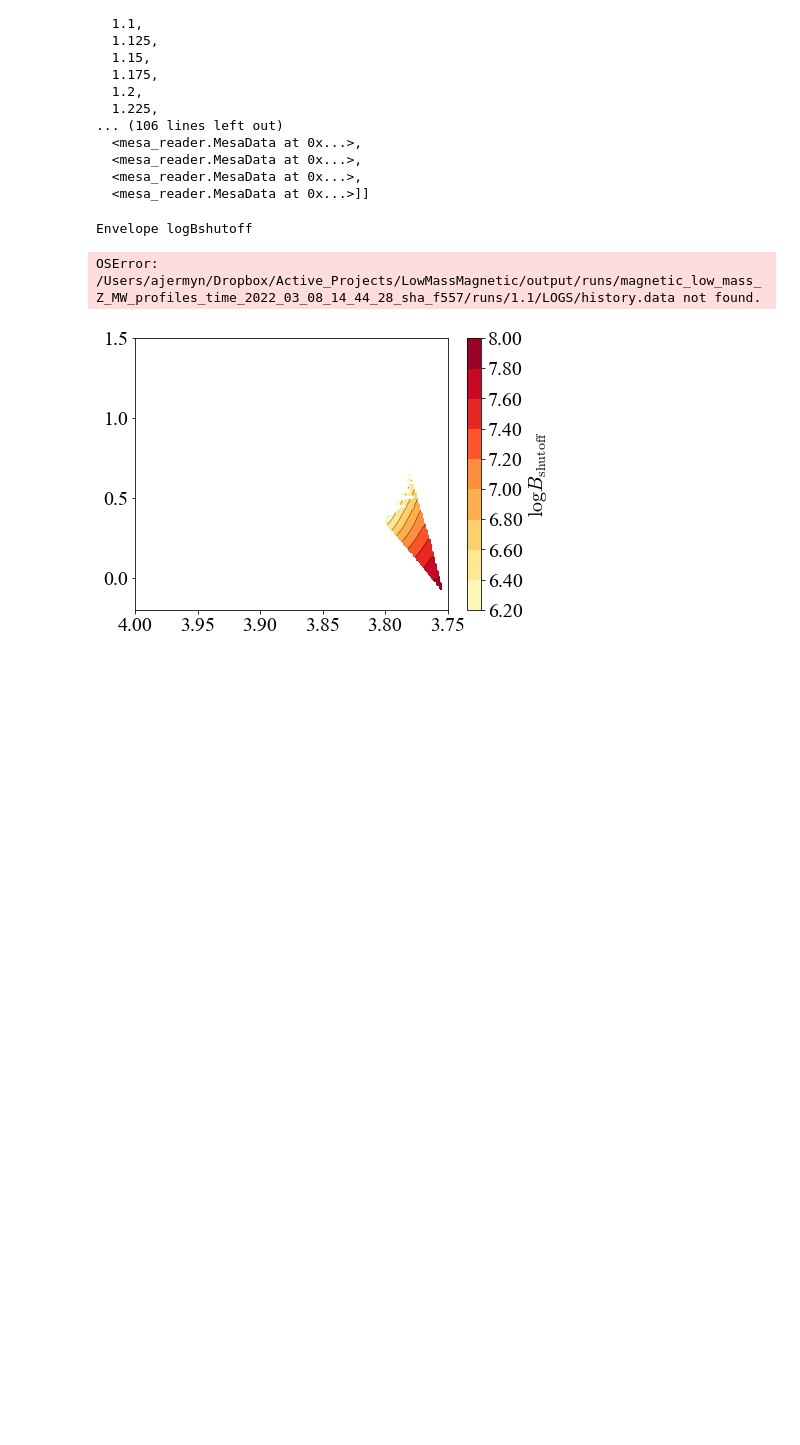
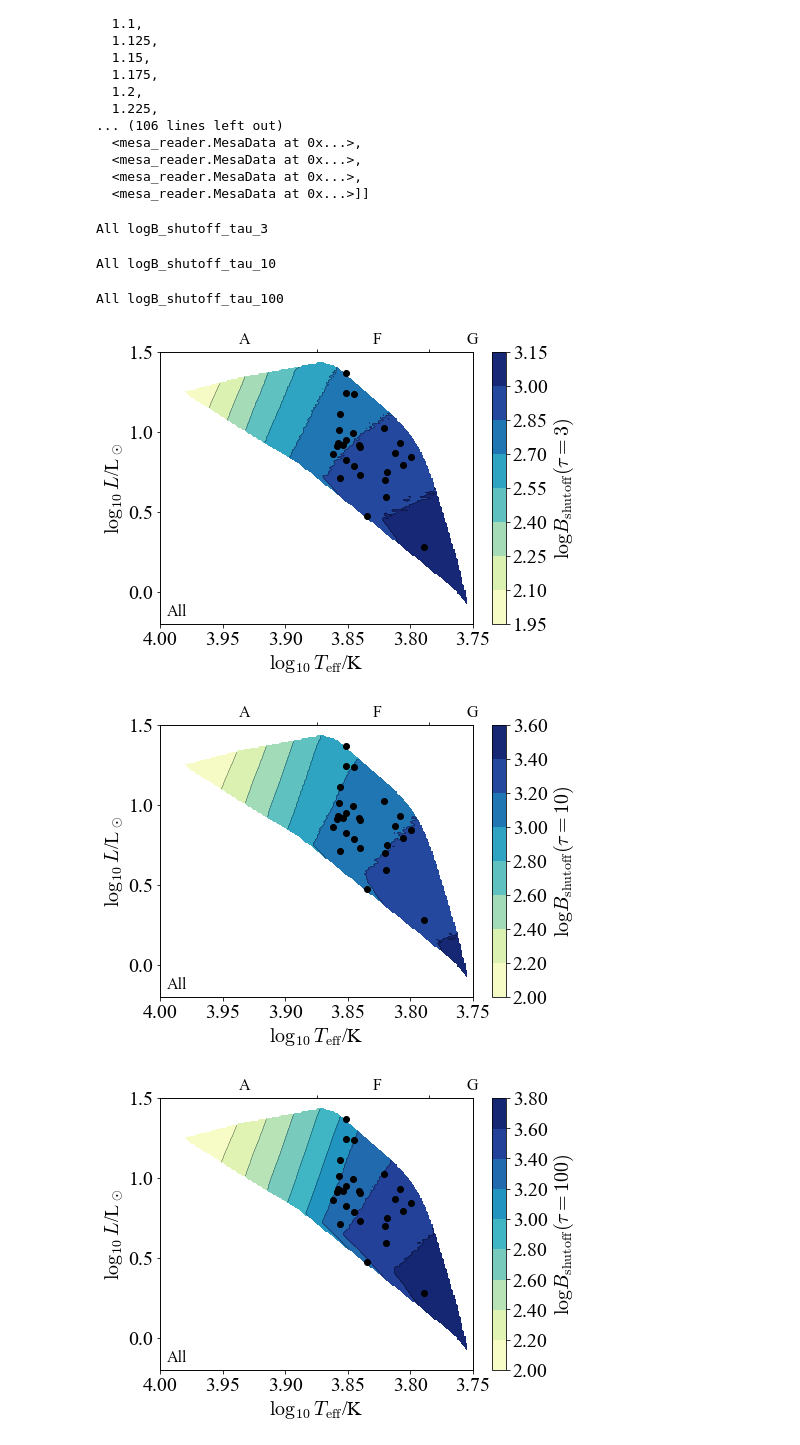
Before and after one commit to matteocantiello/gwade, a Jupyter notebook: code/gwade.ipynb, the cells around one changed output. Saved outputs shown, nothing was run; the diff lists cells and outputs as text; code cells hidden in the pictures; blank space fills up the shorter version.

```diff
--- a/code/gwade.ipynb
+++ b/code/gwade.ipynb
@@ -187,21 +203,21 @@ def read_models(location,lis,hrd, CZ, getter, name, bar_label, xlim,ylim,dt,dl,c
     ls = list(cbar.ax.get_yticks())
     cbar.ax.set_yticklabels(['{:.2f}'.format(x) for x in ls])
 
-    for j in hrd:
-      h=mr.MesaData(DIR+str(j)+'/LOGS/history.data')
-      model = h.model_number
-      logl = h.log_L
-      logg = h.log_g
-      loglh=h.log_LH
-      center_h1 = h.center_h1
-      logt= h.log_Teff
-      zams=find_zams(logl,loglh,model)
-      tams=find_tams(center_h1,model)
-      zams=find_h(0.001,center_h1,model)
-      ell = (10**logt)**4.0/(10**logg)
-      ell=np.log10(ell/ell_sun)
-      ax.plot(logt[zams:],logl[zams:],c='gray',alpha=1.0)
-      ax.text(logt[zams]+dt,logl[zams]+dl,str(j)+r'$M_\odot$',ha='center',fontsize=14) # ,verticalalignment='center',rotation='vertical',
+ #   for j in hrd:
+ #     h=mr.MesaData(DIR+str(j)+'/LOGS/history.data')
+ #     model = h.model_number
+ #     logl = h.log_L
+ #     logg = h.log_g
+ #     loglh=h.log_LH
+ #     center_h1 = h.center_h1
+ #     logt= h.log_Teff
+ #     zams=find_zams(logl,loglh,model)
+ #     tams=find_tams(center_h1,model)
+ #     zams=find_h(0.001,center_h1,model)
+ #     ell = (10**logt)**4.0/(10**logg)
+ #     ell=np.log10(ell/ell_sun)
+ #     ax.plot(logt[zams:],logl[zams:],c='gray',alpha=1.0)
+ #     ax.text(logt[zams]+dt,logl[zams]+dl,str(j)+r'$M_\odot$',ha='center',fontsize=14) # ,verticalalignment='center',rotation='vertical',
 
 
     # Plot stars
@@ -249,40 +265,45 @@ def read_models(location,lis,hrd, CZ, getter, name, bar_label, xlim,ylim,dt,dl,c
 
     plt.savefig(FIGURES+CZ+'_'+name+'.pdf',bbox_inches='tight')
 
 # Plot the CZ-dependent quantities
 
 CZs = [
   ('Envelope',[4.0,3.75],[-0.2,1.5],[1.1,1.2,1.4,1.6,1.7],0.04,-0.03),
   ('HI',[4.0,3.75],[-0.2,1.5],[1.1,1.2,1.4,1.6,1.7],0.04,-0.03),
   ('HeII',[4.0,3.75],[-0.2,1.5],[1.1,1.2,1.4,1.6,1.7],0.04,-0.03)
 ]
 
-plots = [
-  (logB_shutoff, 'logBshutoff', r'$\log B_{\rm shutoff}$','YlOrRd')
-]
+#plots = [
+#  (logBshutoff, 'logBshutoff', r'$\log B_{\rm shutoff}$','YlOrRd')
+#]
 
-for getter,name,label,cmap in plots:
-  for CZ,xlim,ylim,hrd,dt,dl in CZs:
-    print(CZ,name)
-    read_models(DIR,mods,hrd,CZ,getter,name,label,xlim,ylim,dt,dl,cmap,None)
+#for getter,name,label,cmap in plots:
+#  for CZ,xlim,ylim,hrd,dt,dl in CZs:
+#    print(CZ,name)
+#    read_models(DIR,mods,hrd,CZ,getter,name,label,xlim,ylim,dt,dl,cmap,None)
 
 # Now plot the one-off's
 
 CZs = [
   ('All',[4.0,3.75],[-0.2,1.5],[1.1,1.2,1.4,1.6,1.7],0.04,-0.03)
 ]
 
 plots = [
   (logB_shutoff_tau_3, 'logB_shutoff_tau_3', r'$\log B_{\rm shutoff}(\tau=3)$','YlGnBu'),
   (logB_shutoff_tau_10, 'logB_shutoff_tau_10', r'$\log B_{\rm shutoff}(\tau=10)$','YlGnBu'),
   (logB_shutoff_tau_100, 'logB_shutoff_tau_100', r'$\log B_{\rm shutoff}(\tau=100)$','YlGnBu')
 ]
 
+
+
 for getter,name,label,cmap in plots:
   for CZ,xlim,ylim,hrd,dt,dl in CZs:
     print(CZ,name)
     read_models(DIR,mods,hrd,CZ,getter,name,label,xlim,ylim,dt,dl,cmap,None)
 # %% [output]
-Envelope logBshutoff
+All logB_shutoff_tau_3
-OSError: /Users/ajermyn/Dropbox/Active_Projects/LowMassMagnetic/output/runs/magnetic_low_mass_Z_MW_profiles_time_2022_03_08_14_44_28_sha_f557/runs/1.1/LOGS/history.data not found.
+All logB_shutoff_tau_10
+All logB_shutoff_tau_100
-[figure, old version]
+[figure, new version]
+[figure, added]
+[figure, added]
```
Also changed, not shown: parts of 15 cells of this notebook, 1 other file.
